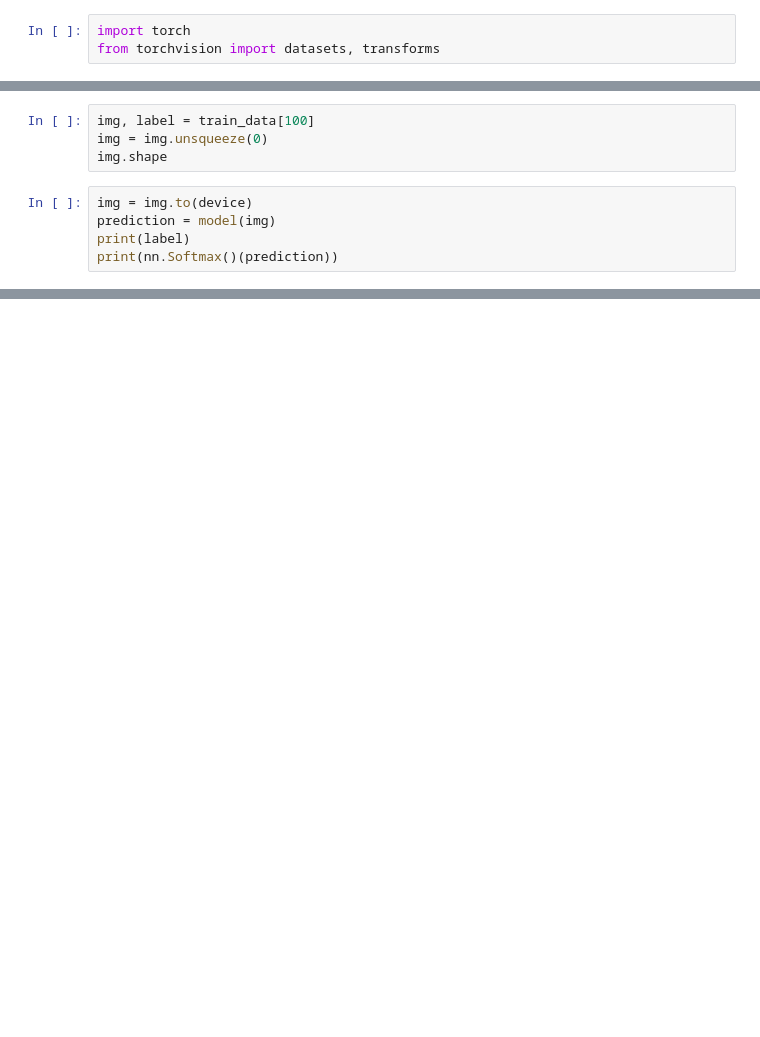
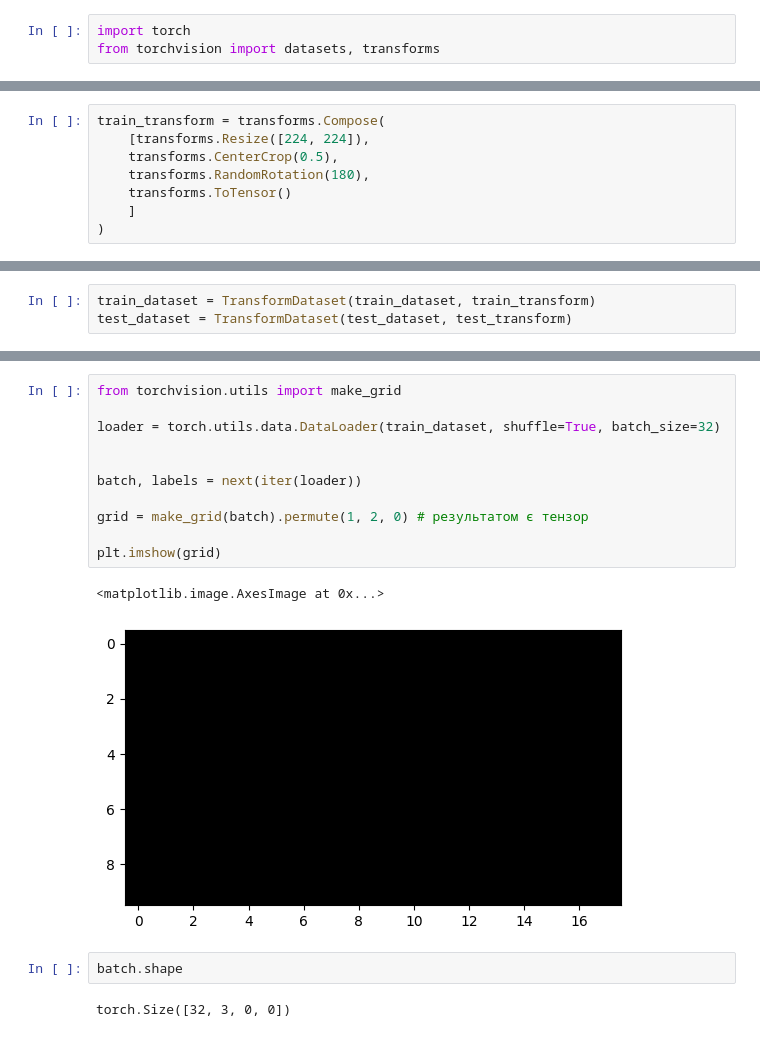
Before and after one commit to ViktorKondrashov/ITStep-AI, a Jupyter notebook: homework18.ipynb, the cells around one changed output, grey strips where cells are left out. Cells and saved outputs as stored; diff of their text form; blank space fills up the shorter version.

```diff
--- a/homework18.ipynb
+++ b/homework18.ipynb
@@ -196,9 +57,0 @@ plt.plot(loss_test_list)
-# %%
-img, label = train_data[100]
-img = img.unsqueeze(0)
-img.shape
-# %%
-img = img.to(device)
-prediction = model(img)
-print(label)
-print(nn.Softmax()(prediction))
@@ -204,0 +84,8 @@ print(nn.Softmax()(prediction))
+# %%
+train_transform = transforms.Compose(
+    [transforms.Resize([224, 224]),
+    transforms.CenterCrop(0.5),
+    transforms.RandomRotation(180),
+    transforms.ToTensor()
+    ]
+)
@@ -204,0 +99,3 @@ print(nn.Softmax()(prediction))
+# %%
+train_dataset = TransformDataset(train_dataset, train_transform)
+test_dataset = TransformDataset(test_dataset, test_transform)
@@ -204,0 +203,18 @@ print(nn.Softmax()(prediction))
+# %%
+from torchvision.utils import make_grid
+
+loader = torch.utils.data.DataLoader(train_dataset, shuffle=True, batch_size=32)
+
+
+batch, labels = next(iter(loader))
+
+grid = make_grid(batch).permute(1, 2, 0) # результатом є тензор
+
+plt.imshow(grid)
+# %% [output]
+<matplotlib.image.AxesImage at 0x...>
+[figure, added]
+# %%
+batch.shape
+# %% [output]
+torch.Size([32, 3, 0, 0])
```
Also changed, not shown: parts of 50 cells of this notebook.
